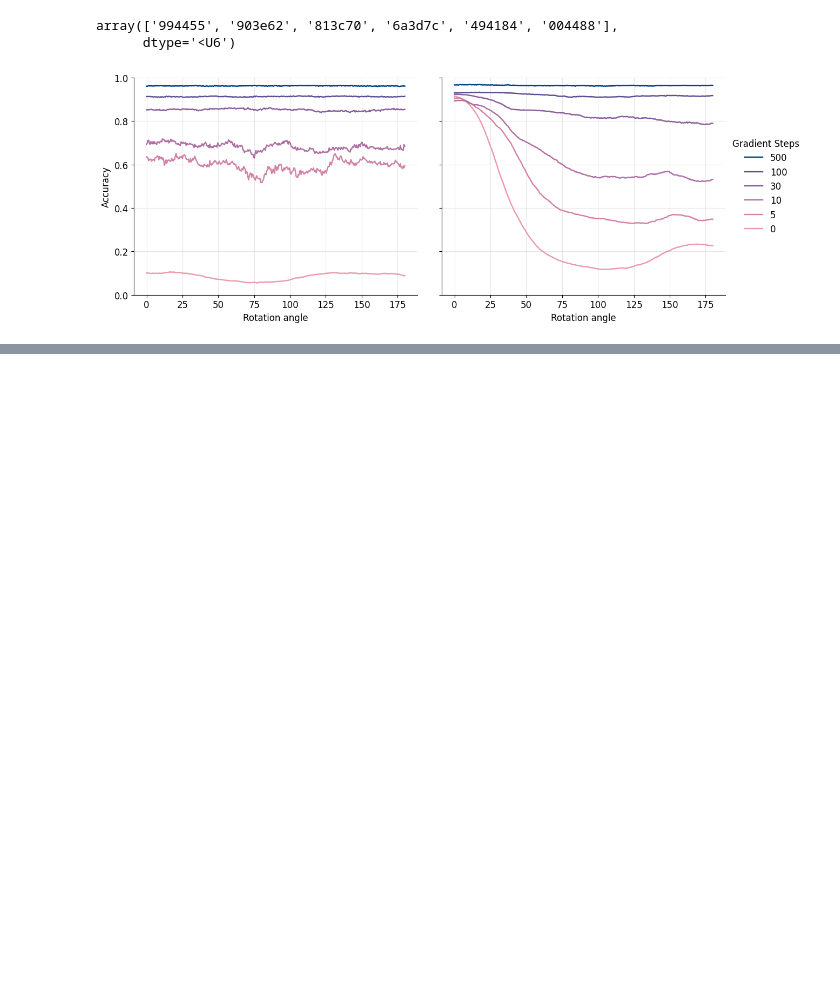
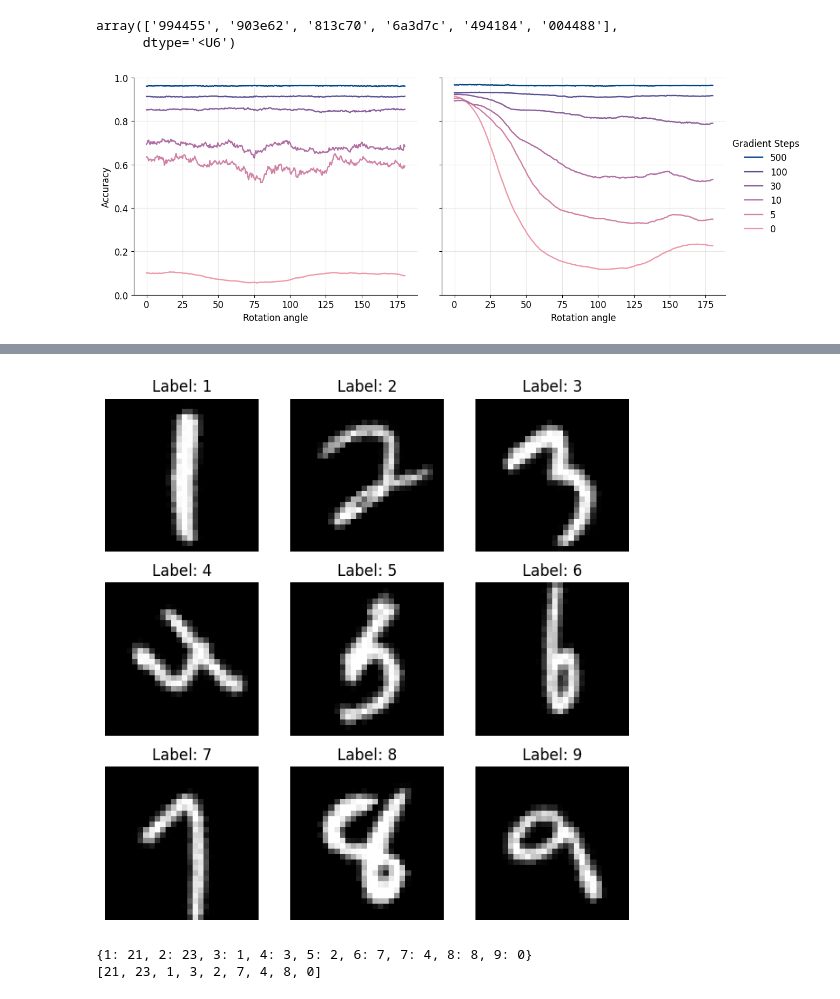
Before and after one commit to maximilianmbeck/lfmd_notebooks, a Jupyter notebook: lfmd_notebooks/11.7.1-mnist_lenet_rotatedtasks.ipynb, the cells around one changed output, grey strips where cells are left out. Saved outputs shown, nothing was run; the diff lists cells and outputs as text; code cells hidden in the pictures; blank space fills up the shorter version.

```diff
--- a/lfmd_notebooks/11.7.1-mnist_lenet_rotatedtasks.ipynb
+++ b/lfmd_notebooks/11.7.1-mnist_lenet_rotatedtasks.ipynb
@@ -258,0 +308,4 @@ fig.savefig("trainfromscratch_vs_finetuning_lenet_rotatedmnist.png", dpi=300, bb
+# %%
+show_rotated_dataset(35.0)
+# %% [output]
+[figure, added]
@@ -258,0 +331,19 @@ fig.savefig("trainfromscratch_vs_finetuning_lenet_rotatedmnist.png", dpi=300, bb
+# %%
+# Find indexes such that every digit is in list
+labels_to_find = np.arange(1,10).tolist()
+labels_remaining = len(labels_to_find)
+
+label_idx_dict = {label: None for label in labels_to_find}
+
+idx = 0
+while labels_remaining > 0:
+    label = train_set[idx][1]
+    if label in label_idx_dict and label_idx_dict[label] is None:
+        label_idx_dict[label] = idx
+        labels_remaining -= 1
+    idx += 1
+print(label_idx_dict)
+print(list(label_idx_dict.values()))
+# %% [output]
+{1: 21, 2: 23, 3: 1, 4: 3, 5: 2, 6: 7, 7: 4, 8: 8, 9: 0}
+[21, 23, 1, 3, 2, 7, 4, 8, 0]
```
Also changed, not shown: parts of 7 cells of this notebook, 3 other files.
